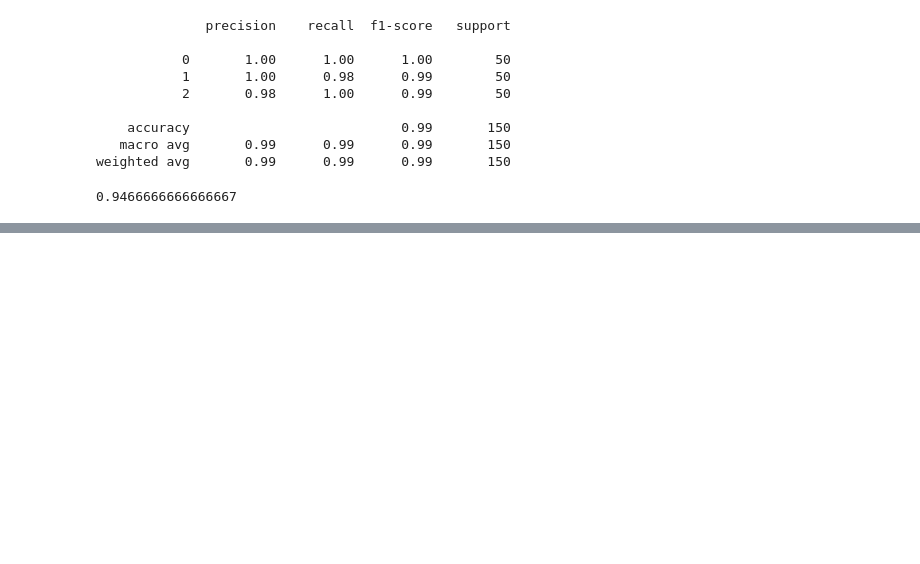
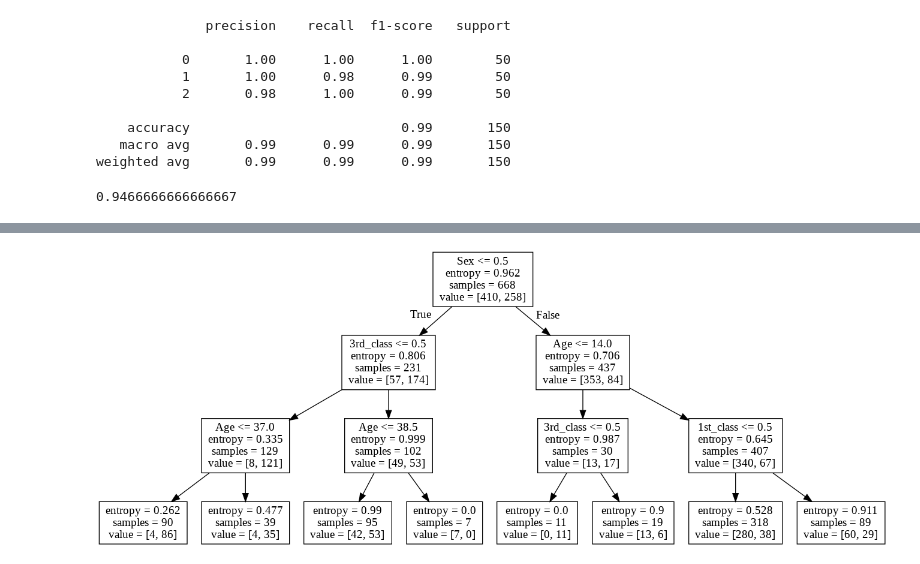
Before and after one commit to choisooyeon007/hello-world, a Jupyter notebook: study_DecisionTree.ipynb, the cells around one changed output, grey strips where cells are left out. Cells and saved outputs as stored; diff of their text form; code cells hidden in the pictures; blank space fills up the shorter version.

```diff
--- a/study_DecisionTree.ipynb
+++ b/study_DecisionTree.ipynb
@@ -136,3 +136,6 @@ model = DecisionTreeClassifier(criterion='entropy', max_depth=5,
 cross_val_score(model, X, y, scoring="accuracy", cv=cv).mean()
 # %% [output]
 0.9466666666666667
+# %%
+df=sns.load_dataset("titanic")
+df.head()
@@ -138,0 +149,5 @@ cross_val_score(model, X, y, scoring="accuracy", cv=cv).mean()
+# %%
+feature_names = ["pclass", "age", "sex"]
+dfX = df[feature_names]
+dfy = df["survived"]
+dfX.tail()
@@ -138,0 +161,4 @@ cross_val_score(model, X, y, scoring="accuracy", cv=cv).mean()
+# %%
+from sklearn.preprocessing import LabelEncoder
+dfX["sex"] = LabelEncoder().fit_transform(dfX["sex"])
+dfX.tail()
@@ -138,0 +176,3 @@ cross_val_score(model, X, y, scoring="accuracy", cv=cv).mean()
+# %%
+dfX["age"].fillna(dfX["age"].mean(), inplace=True)
+dfX.tail()
@@ -138,0 +186,12 @@ cross_val_score(model, X, y, scoring="accuracy", cv=cv).mean()
+# %%
+from sklearn.model_selection import train_test_split
+X_train, X_test, y_train, y_test = train_test_split(dfX, dfy, test_size=0.25, random_state=0)
+model = DecisionTreeClassifier(criterion='entropy', max_depth=3, min_samples_leaf=5).fit(X_train, y_train)
+
+command_buf = io.StringIO()
+export_graphviz(model, out_file=command_buf, feature_names=['Age', 'Sex', '1st_class', '2nd_class', '3rd_class'])
+graph = pydot.graph_from_dot_data(command_buf.getvalue())[0]
+image = graph.create_png()
+Image(image)
+# %% [output]
+[figure, added]
```
Also changed, not shown: parts of 4 cells of this notebook.
